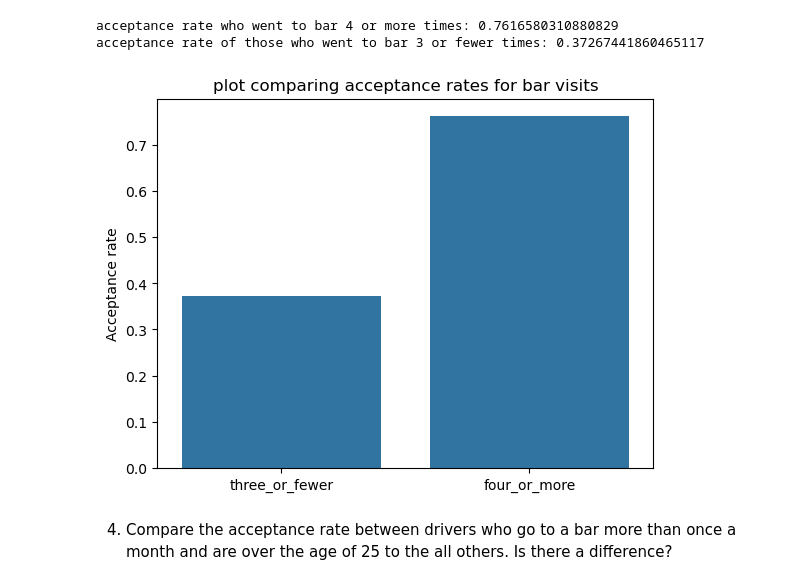
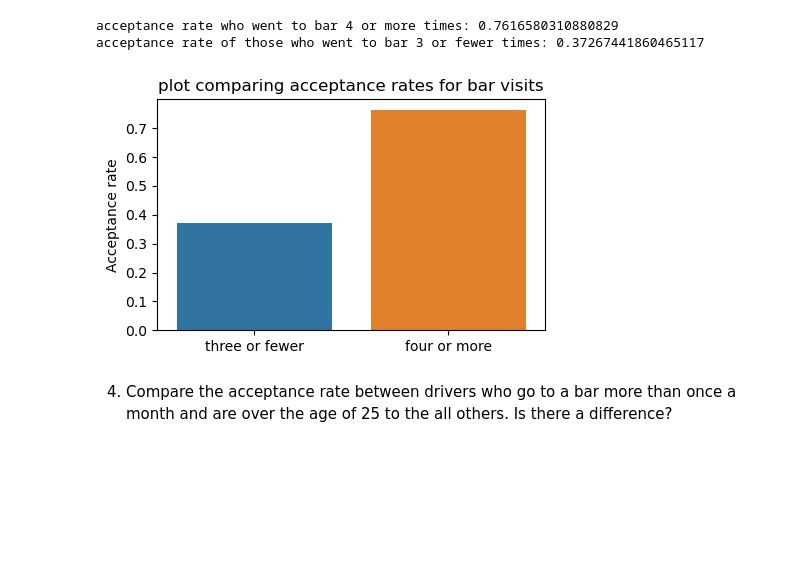
Before and after one commit to raosalapaka/ml-module5, a Jupyter notebook: assignment5_1_RS.ipynb, the cells around one changed output. Cells and saved outputs as stored; diff of their text form; code cells hidden in the pictures; blank space fills up the shorter version.

```diff
--- a/assignment5_1_RS.ipynb
+++ b/assignment5_1_RS.ipynb
@@ -215,14 +214,16 @@ acceptance rate who went to bar 4 or more times: 0.7616580310880829
 acceptance rate of those who went to bar 3 or fewer times: 0.37267441860465117
 # %%
 # bar plot the ratios to visualize
-
-sns.barplot(x=['three_or_fewer', 'four_or_more'],
-            y=[three_or_fewer_rate, four_or_more_rate])
+plt.figure(figsize=(5,3))
+labels = ['three or fewer', 'four or more']
+sns.barplot(x=labels,
+            y=[three_or_fewer_rate, four_or_more_rate],
+           hue=labels, legend=False)
 plt.ylabel('Acceptance rate')
 plt.title('plot comparing acceptance rates for bar visits')
 plt.show()
 # %% [output]
-[figure, old version]
+[figure, new version]
 # %% [markdown]
 4. Compare the acceptance rate between drivers who go to a bar more than once a month and are over the age of 25 to the all others.  Is there a difference?
 # %%
```
Also changed, not shown: parts of 27 cells of this notebook.
